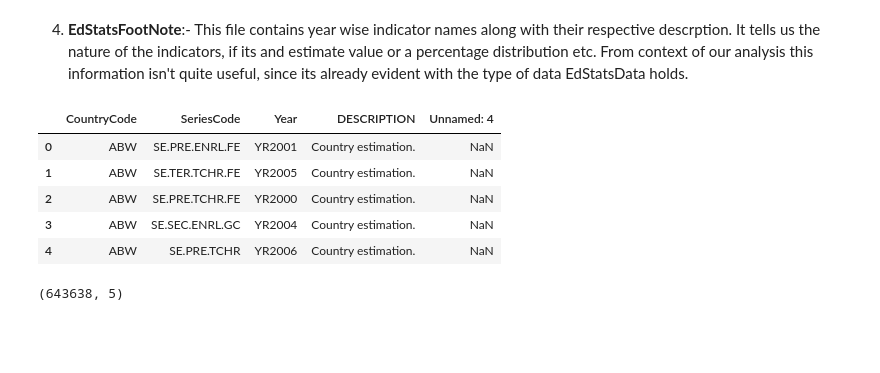
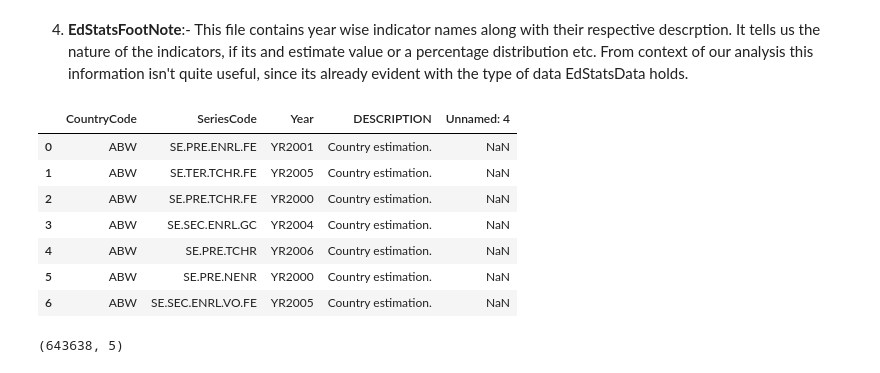
Before and after one commit to DS-Shubham-Pandey/World-Bank-Global-Education-Analysis, a Jupyter notebook: World_Bank_Global_Education_Analysis_Capstone_Project.ipynb, the cells around one changed output. Drawn from its saved outputs; the diff is of its cells as text; code cells hidden in the pictures; blank space fills up the shorter version.

```diff
--- a/World_Bank_Global_Education_Analysis_Capstone_Project.ipynb
+++ b/World_Bank_Global_Education_Analysis_Capstone_Project.ipynb
@@ -202,16 +217,18 @@ Index(['CountryCode', 'SeriesCode', 'DESCRIPTION', 'Unnamed: 3'], dtype='object'
 # %%
 # Loading EdStatsFootNote file.
 EdStatsFootNote = pd.read_csv("/content/drive/MyDrive/AlmaBetter/Modules/Module 1 : Python for Data Science/Capstone Project/Contents/EdStatsFootNote.csv")
 
 # Displaying first 3 rows.
-EdStatsFootNote.head(5)
+EdStatsFootNote.head(7)
 # %% [output]
 |  | CountryCode | SeriesCode | Year | DESCRIPTION | Unnamed: 4 |
 | 0 | ABW | SE.PRE.ENRL.FE | YR2001 | Country estimation. | NaN |
 | 1 | ABW | SE.TER.TCHR.FE | YR2005 | Country estimation. | NaN |
 | 2 | ABW | SE.PRE.TCHR.FE | YR2000 | Country estimation. | NaN |
 | 3 | ABW | SE.SEC.ENRL.GC | YR2004 | Country estimation. | NaN |
 | 4 | ABW | SE.PRE.TCHR | YR2006 | Country estimation. | NaN |
+| 5 | ABW | SE.PRE.NENR | YR2000 | Country estimation. | NaN |
+| 6 | ABW | SE.SEC.ENRL.VO.FE | YR2005 | Country estimation. | NaN |
 # %%
 # Number of rows and columns in EdStatsFootNote.
 EdStatsFootNote.shape
```
Also changed, not shown: parts of 14 cells of this notebook.
